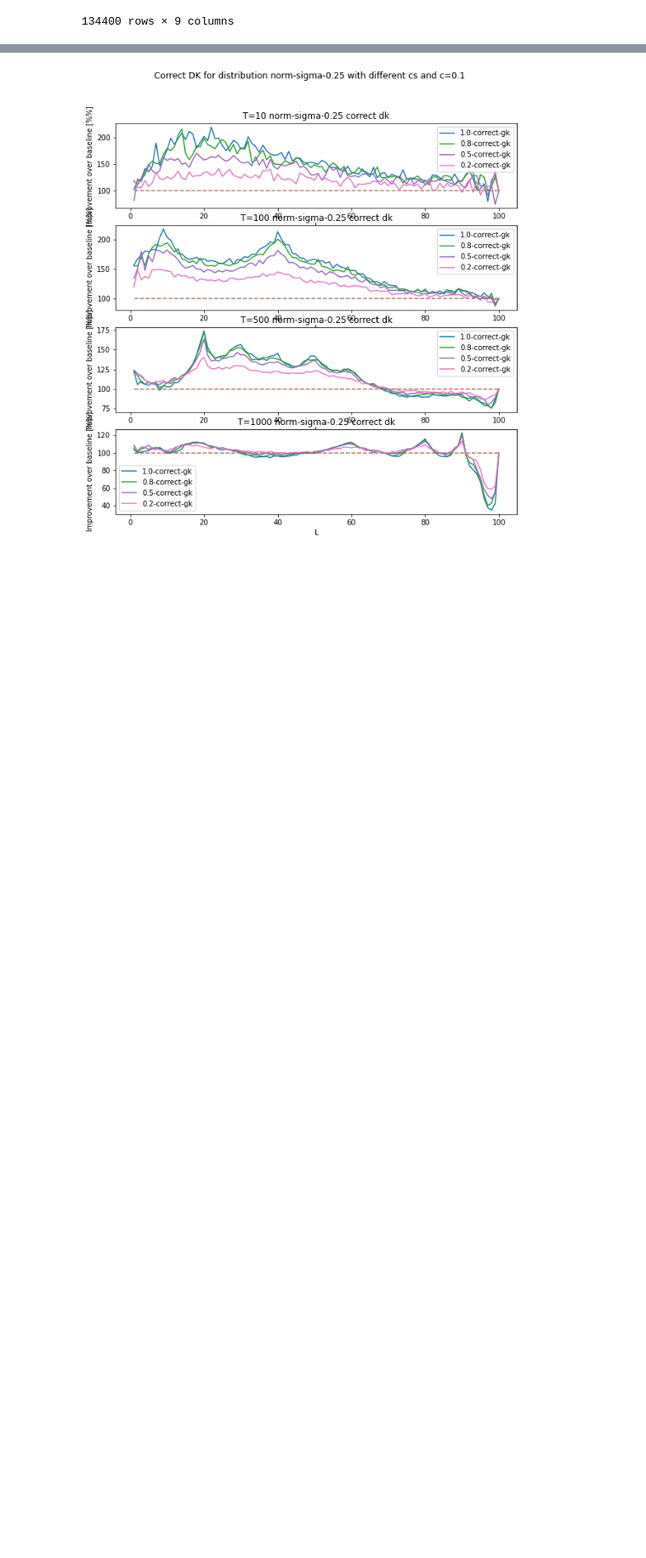
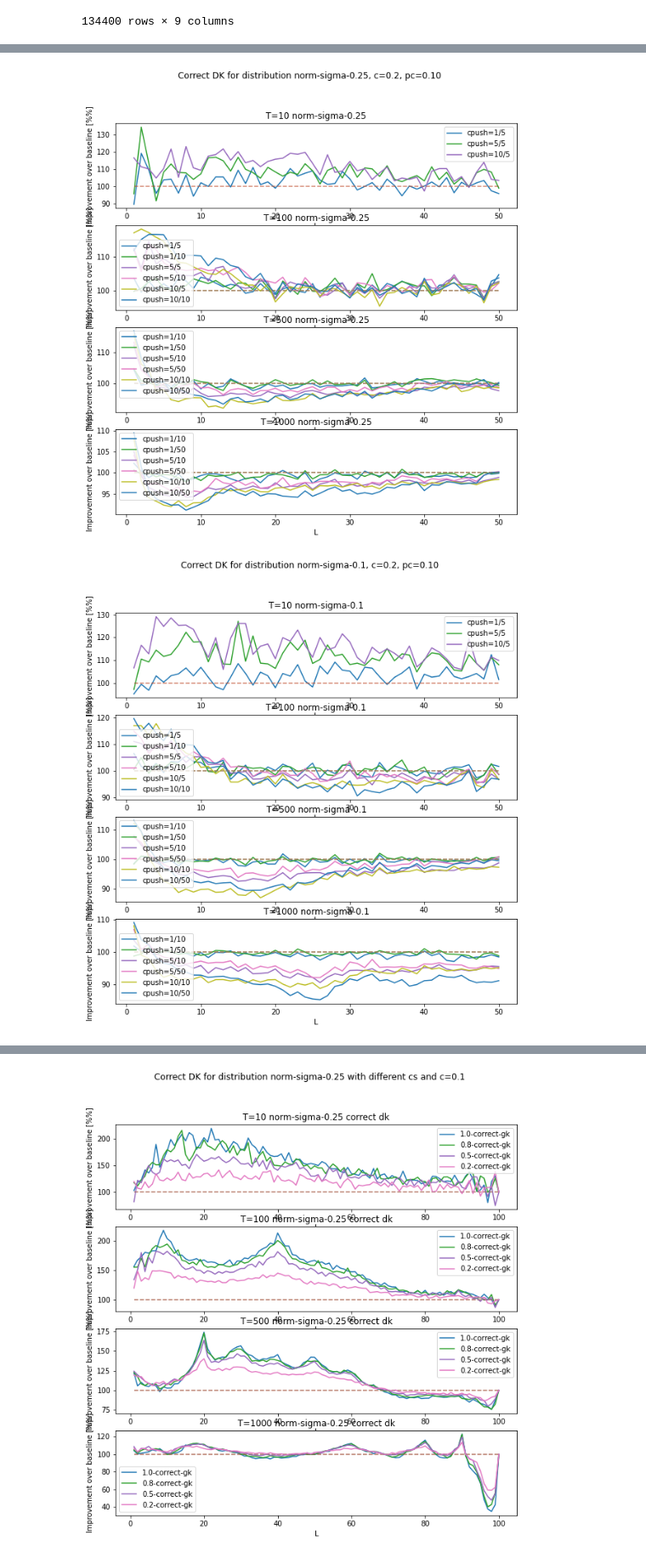
Before and after one commit to Context-Aware-Monitoring/Efficient-Stream-Monitoring, a Jupyter notebook: notebooks/experiments/synthetic_experiments_results.ipynb, the cells around one changed output, grey strips where cells are left out. Shown at 85% size. Saved outputs shown, nothing was run; the diff lists cells and outputs as text; code cells hidden in the pictures; blank space fills up the shorter version.

```diff
--- a/notebooks/experiments/synthetic_experiments_results.ipynb
+++ b/notebooks/experiments/synthetic_experiments_results.ipynb
@@ -55,0 +75,6 @@ NameError: name 'synthetic_p_results' is not defined
+# %%
+for dist in ['norm-sigma-0.25', 'norm-sigma-0.1', 'bern']:
+    plot_push_for_dist_and_c_pc(dist, 0.2, 0.1)
+# %% [output]
+[figure, added]
+[figure, added]
```
Also changed, not shown: parts of 9 cells of this notebook.
